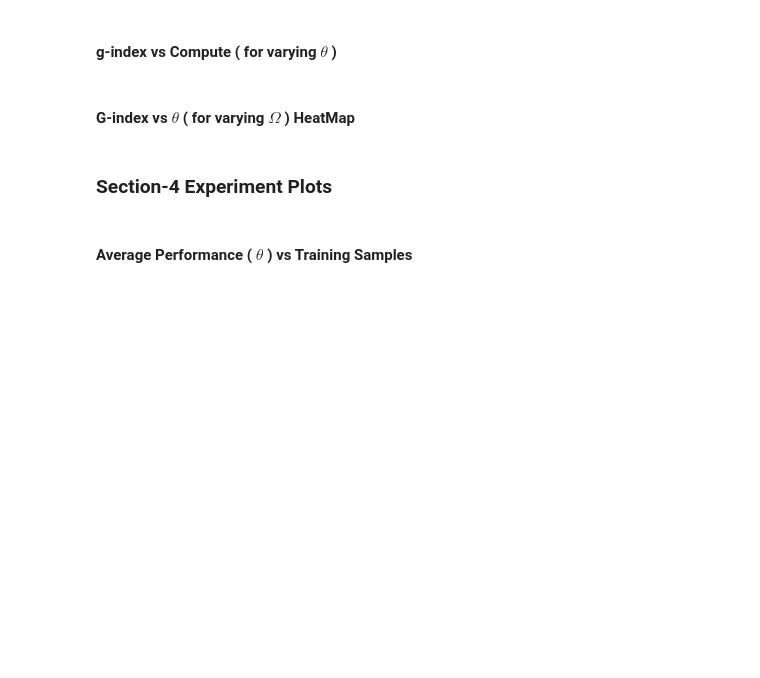
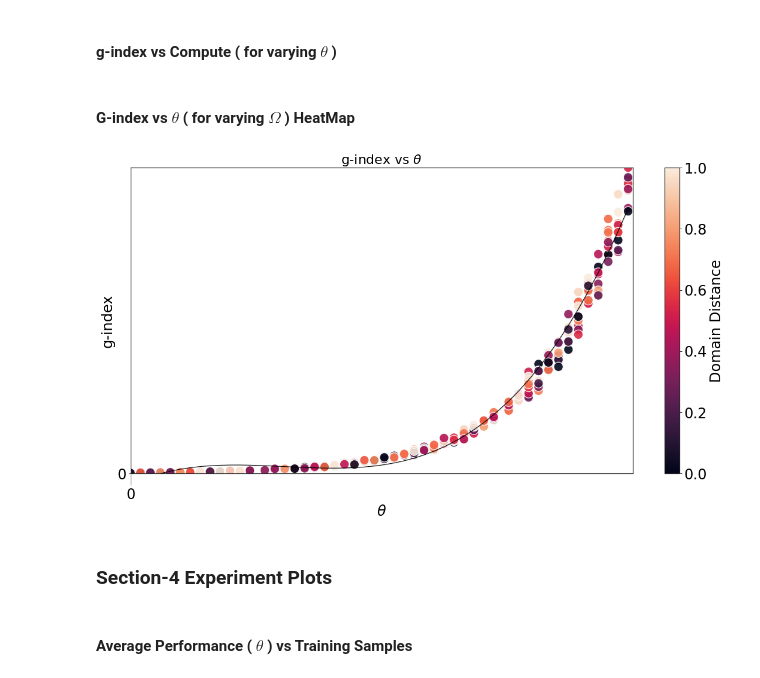
Before and after one commit to mayahq/g-index-benchmark, a Jupyter notebook: notebooks/Tutorial.ipynb, the cells around one changed output. Cells and saved outputs as stored; diff of their text form; code cells hidden in the pictures; blank space fills up the shorter version.

Commit message:
Plots Completed, Section Descriptions Remain

```diff
--- a/notebooks/Tutorial.ipynb
+++ b/notebooks/Tutorial.ipynb
@@ -54,6 +54,7 @@ plt.rcParams.update({
     })
 
 colors = ["#375E97","#FB6542","#FFBB00","#3F681C"]
+sim_colors = ["#C03221","#A049AB","#3C28B8","#545E75","#3F826D"]
 models = ['gpt2-774M','gpt2-345M','gpt2-1.5B','gptneo-2.7B']
 model_colormap = {model:color for color,model in zip(colors,models) }
 model_name_correction = {'gpt2-medium': 'gpt2-345M',
@@ -170,3 +281,52 @@ interact(exp.simulate_g_index,
+# %%
+results_gt = defaultdict(dict)
+
+for sim_PTheta in tqdm(sim_PthetaValues):
+    gi_dd = {"theta":[],"g_index":[],"domain_distance":[]}
+    dummy_exp = Experiment()
+    for _ in range(n_iters_per_temp):
+
+        random_dd = {tA: {tB:val for tB,val in zip( AVAILABLE_DOMAINS, np.clip(np.random.normal(0.5,0.4,16),0,1).tolist() ) } for tA in AVAILABLE_DOMAINS}
+        g_index = dummy_exp.simulate_g_index(n_tasks_domain=n_tasks_domain,n_curricula_domain=n_curricula_domain,sim_P=sim_P, sim_E=sim_E, sim_PTheta=sim_PTheta,sim_dd=random_dd)
+
+        gi_dd["theta"].append(sim_PTheta)
+        gi_dd["g_index"].append(g_index)
+        #get random row and just get it's domain_dist average
+        gi_dd["domain_distance"].append(random_row_mean(random_dd))
+    results_gt[sim_PTheta] = gi_dd
+# %%
+ylabel = "g-index"
+xlabel = "$\\theta$"
+fig,axes = plt.subplots()
+plt.xlabel(xlabel)
+plt.ylabel(ylabel)
+axes.set_xticks([0])
+axes.set_yticks([0])
+plt.xlim(0,1.01)
+plt.ylim(0,4000)
+
+xtotal,ytotal = [],[]
+for sim_PTheta in results_gt.keys():
+    vals = results_gt.get(sim_PTheta)
+    x = vals["theta"]
+    y = vals["g_index"]
+    h = vals["domain_distance"]
+    xtotal.extend(x)
+    ytotal.extend(y)
+
+    sns.scatterplot(x=x,y=y,hue=h,ax=axes,legend=False,s=S,alpha=ALPHA,palette='rocket')
+fx = np.poly1d(np.polyfit(np.array(xtotal),np.array(ytotal),3))
+z = fx(xtotal)
+
+sns.lineplot(x=xtotal,y=z,ax=axes,legend=False,linewidth=1,color='black')
+sm = plt.cm.ScalarMappable(cmap='rocket')
+axes.figure.colorbar(sm).set_label(label='Domain Distance')
+
+plt.tight_layout()
+plt.title(f"{ylabel} vs {xlabel}",loc="center")
+plt.show()
+# %% [output]
+[figure, added]
 # %% [markdown]
 ### Section-4 Experiment Plots
 # %% [markdown]
```
Also changed, not shown: parts of 10 cells of this notebook, 2 other files.
